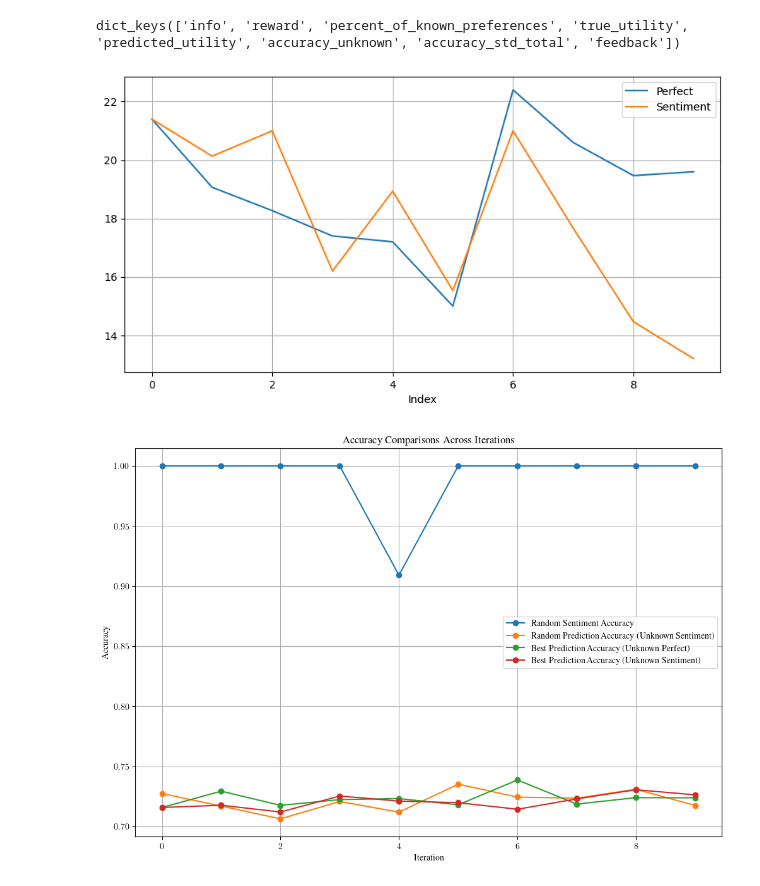
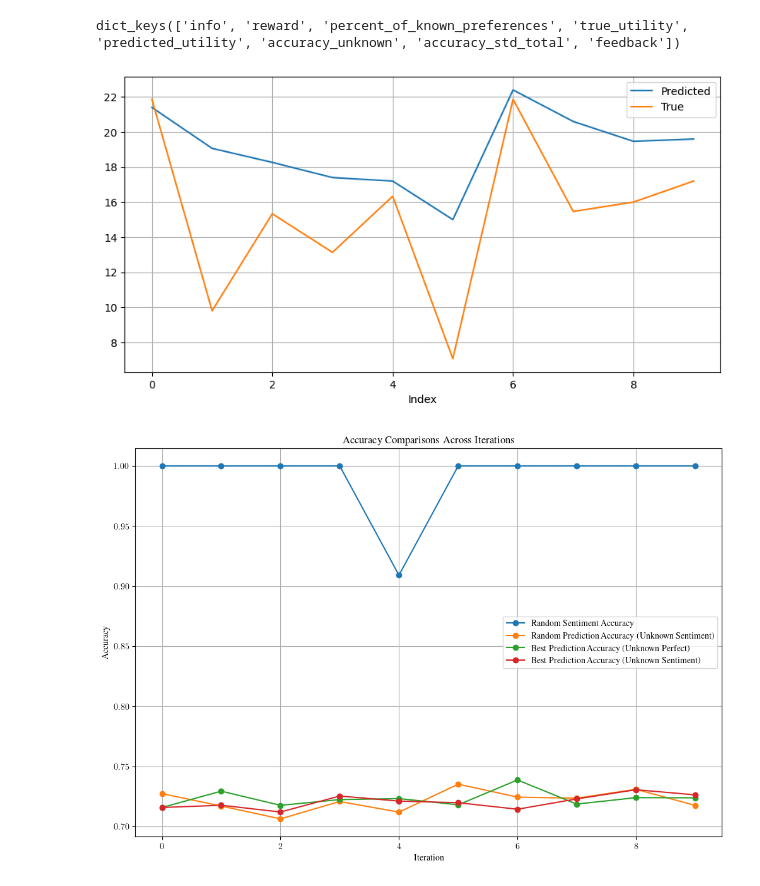
Before and after one commit to Laurie2905-JOHN/Masters_RL, a Jupyter notebook: notebooks/plotting.ipynb, the cells around one changed output. Drawn from its saved outputs; the diff is of its cells as text; code cells hidden in the pictures.

```diff
--- a/notebooks/plotting.ipynb
+++ b/notebooks/plotting.ipynb
@@ -2086,25 +2086,25 @@ dict_keys(['info', 'reward', 'percent_of_known_preferences', 'true_utility', 'pr
 # %%
 import numpy as np
 list1 = []
 list2 = []
 
 for index in range(10):
     list1.append(np.mean(list(data['best']['perfect'][str(index)]['predicted_utility'].values())))
-    list2.append(np.mean(list(data['best']['sentiment'][str(index)]['predicted_utility'].values())))
+    list2.append(np.mean(list(data['best']['perfect'][str(index)]['true_utility'].values())))
 
 # Plotting the results
 plt.figure(figsize=(10, 5))
 plt.plot(list1, label='Predicted')
 plt.plot(list2, label='True')
 plt.xlabel('Index')
 plt.legend()
 plt.grid(True)
 plt.show()
 
 # print(data['random']['0'].keys())
 # data['random']['0']['utility_results']
 # %% [output]
-[figure, old version]
+[figure, new version]
 # %%
 import json
 import matplotlib.pyplot as plt
```
Also changed, not shown: 1 other file.
